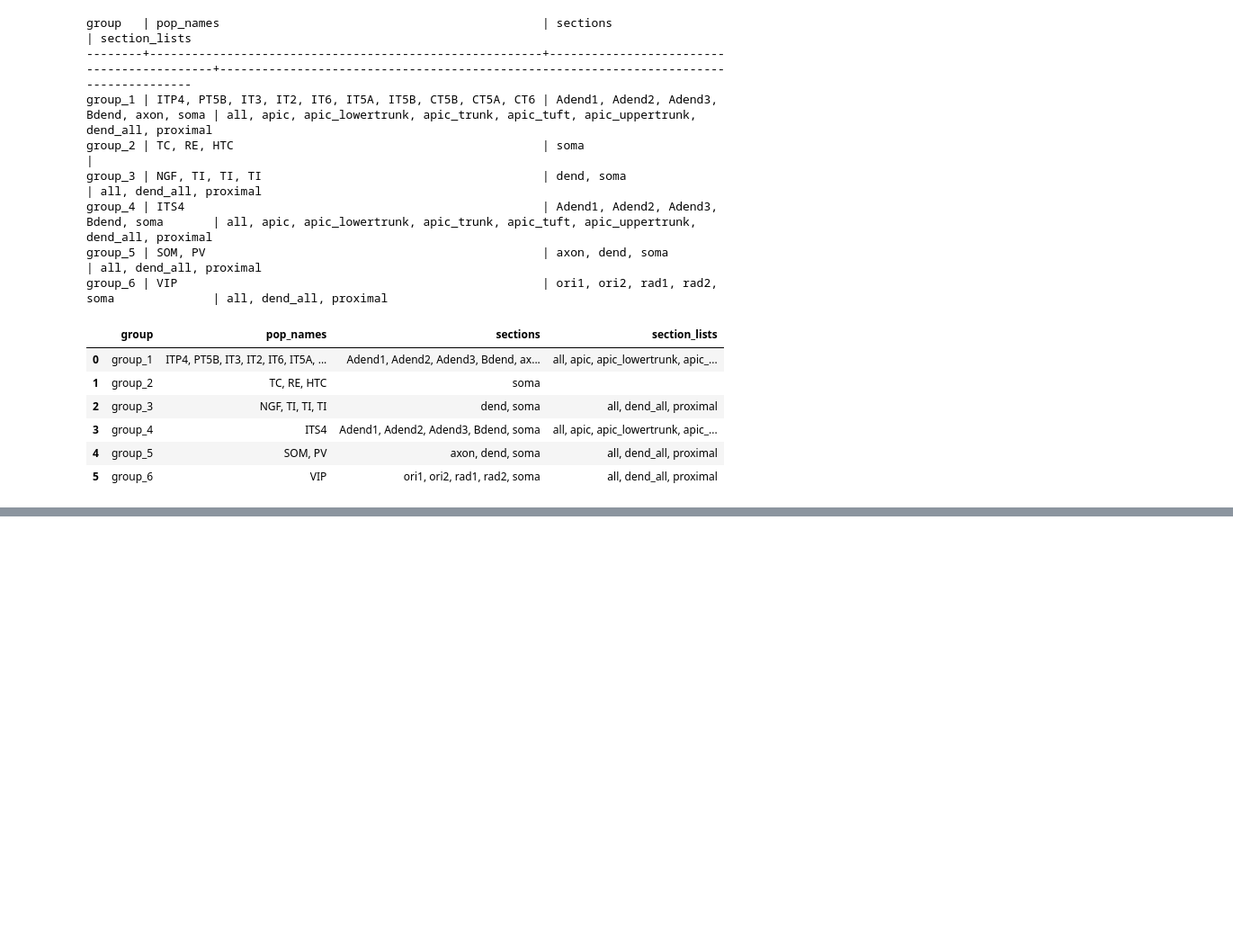
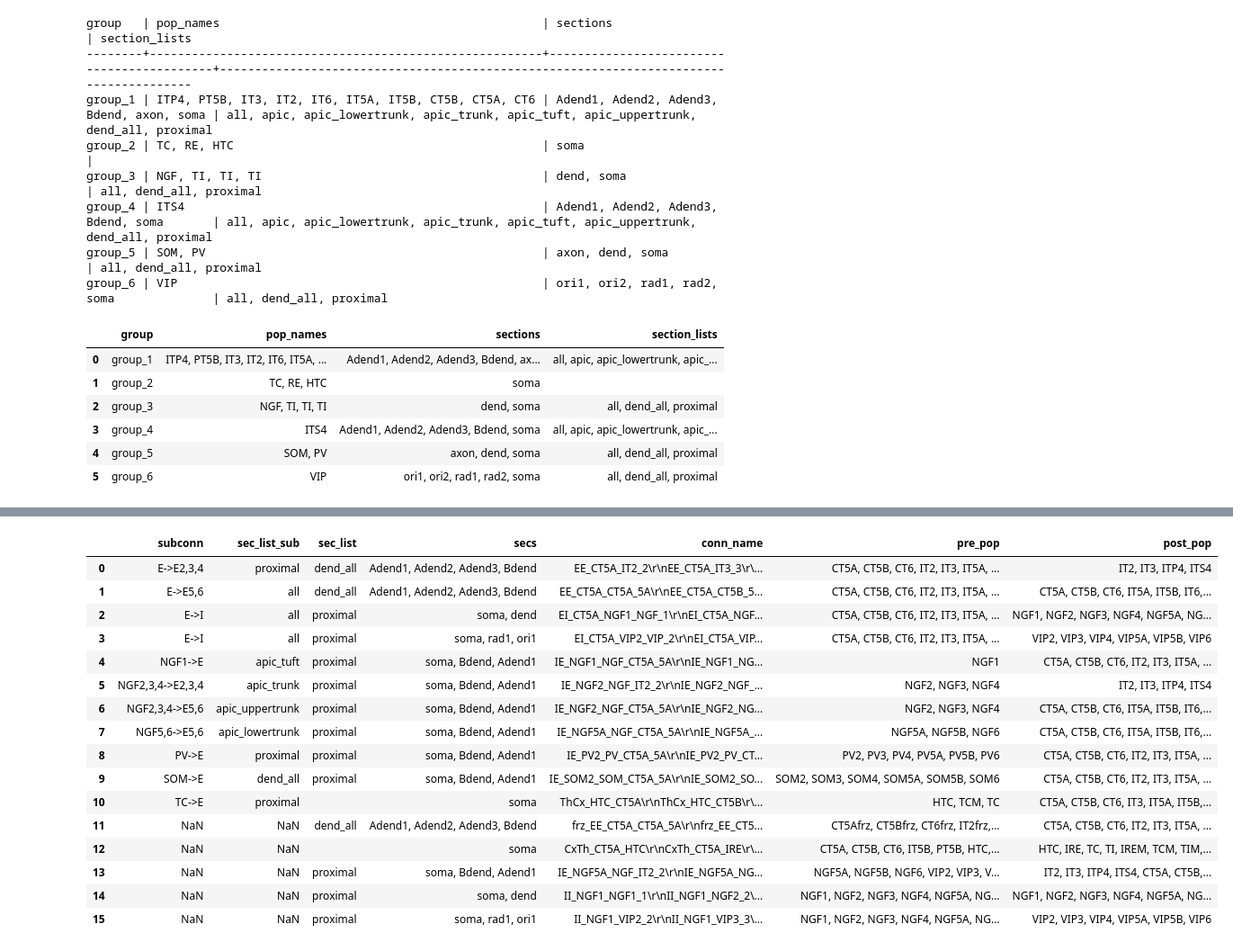
Before and after one commit to niknovikov19/A1-OUinp, a Jupyter notebook: analysis/model_utils/net_explore.ipynb, the cells around one changed output, grey strips where cells are left out. Shown at 90% size. Cells and saved outputs as stored; diff of their text form; code cells hidden in the pictures; blank space fills up the shorter version.

```diff
--- a/analysis/model_utils/net_explore.ipynb
+++ b/analysis/model_utils/net_explore.ipynb
@@ -264,0 +629,18 @@ df
+# %%
+import numpy as np
+
+def _strip_frz(s):
+    if not isinstance(s, str) or not s:
+        return s
+    if s.endswith('frz'):
+        s = s[:-3]
+    return s
+
+df_ = df.copy()
+df_['pre_pops'] = df_['pre_pops'].apply(_strip_frz)
+
+n = np.asarray([len(x) for x in df_['pre_pops']])
+
+idx = np.argsort(n)[::-1]
+df_ = df_.iloc[idx].reset_index(drop=True)
+df_
@@ -264,0 +855,60 @@ df
+# %%
+def group_connections(df2):
+    """
+    Groups dataframe rows by (subconn, sec_list_sub, secs) and aggregates other columns.
+
+    Parameters
+    ----------
+    df2 : pandas.DataFrame
+        DataFrame with columns ['conn_name', 'pre_pop', 'post_pop', 'subconn',
+                                 'sec_list', 'sec_list_sub', 'ynorm', 'secs']
+
+    Returns
+    -------
+    pandas.DataFrame
+        Grouped dataframe with aggregated conn_name, pre_pop, and post_pop
+    """
+    import pandas as pd
+
+    # Define grouping columns
+    group_cols = ['subconn', 'sec_list_sub', 'secs']
+
+    # Define aggregation functions for each column
+    agg_dict = {
+        'conn_name': lambda x: '\r\n'.join(x.astype(str).unique()),
+        'pre_pop': lambda x: ', '.join(x.astype(str).unique()),
+        'post_pop': lambda x: ', '.join(x.astype(str).unique()),
+        'sec_list': 'first',  # assuming sec_list is the same within groups
+        'ynorm': 'first'      # assuming ynorm is the same within groups
+    }
+
+    # Group and aggregate
+    df_grouped = df2.groupby(group_cols, dropna=False).agg(agg_dict).reset_index()
+
+    col = df_grouped.pop('sec_list')
+    df_grouped.insert(2, 'sec_list', col)
+    df_grouped.pop('ynorm')
+
+    return df_grouped
+
+
+df3 = group_connections(df2)
+df3
+# %% [output]
+|  | subconn | sec_list_sub | sec_list | secs | conn_name | pre_pop | post_pop |
+| 0 | E->E2,3,4 | proximal | dend_all | Adend1, Adend2, Adend3, Bdend | EE_CT5A_IT2_2\r\nEE_CT5A_IT3_3\r\... | CT5A, CT5B, CT6, IT2, IT3, IT5A, ... | IT2, IT3, ITP4, ITS4 |
+| 1 | E->E5,6 | all | dend_all | Adend1, Adend2, Adend3, Bdend | EE_CT5A_CT5A_5A\r\nEE_CT5A_CT5B_5... | CT5A, CT5B, CT6, IT2, IT3, IT5A, ... | CT5A, CT5B, CT6, IT5A, IT5B, IT6,... |
+| 2 | E->I | all | proximal | soma, dend | EI_CT5A_NGF1_NGF_1\r\nEI_CT5A_NGF... | CT5A, CT5B, CT6, IT2, IT3, IT5A, ... | NGF1, NGF2, NGF3, NGF4, NGF5A, NG... |
+| 3 | E->I | all | proximal | soma, rad1, ori1 | EI_CT5A_VIP2_VIP_2\r\nEI_CT5A_VIP... | CT5A, CT5B, CT6, IT2, IT3, IT5A, ... | VIP2, VIP3, VIP4, VIP5A, VIP5B, VIP6 |
+| 4 | NGF1->E | apic_tuft | proximal | soma, Bdend, Adend1 | IE_NGF1_NGF_CT5A_5A\r\nIE_NGF1_NG... | NGF1 | CT5A, CT5B, CT6, IT2, IT3, IT5A, ... |
+| 5 | NGF2,3,4->E2,3,4 | apic_trunk | proximal | soma, Bdend, Adend1 | IE_NGF2_NGF_IT2_2\r\nIE_NGF2_NGF_... | NGF2, NGF3, NGF4 | IT2, IT3, ITP4, ITS4 |
+| 6 | NGF2,3,4->E5,6 | apic_uppertrunk | proximal | soma, Bdend, Adend1 | IE_NGF2_NGF_CT5A_5A\r\nIE_NGF2_NG... | NGF2, NGF3, NGF4 | CT5A, CT5B, CT6, IT5A, IT5B, IT6,... |
+| 7 | NGF5,6->E5,6 | apic_lowertrunk | proximal | soma, Bdend, Adend1 | IE_NGF5A_NGF_CT5A_5A\r\nIE_NGF5A_... | NGF5A, NGF5B, NGF6 | CT5A, CT5B, CT6, IT5A, IT5B, IT6,... |
+| 8 | PV->E | proximal | proximal | soma, Bdend, Adend1 | IE_PV2_PV_CT5A_5A\r\nIE_PV2_PV_CT... | PV2, PV3, PV4, PV5A, PV5B, PV6 | CT5A, CT5B, CT6, IT2, IT3, IT5A, ... |
+| 9 | SOM->E | dend_all | proximal | soma, Bdend, Adend1 | IE_SOM2_SOM_CT5A_5A\r\nIE_SOM2_SO... | SOM2, SOM3, SOM4, SOM5A, SOM5B, SOM6 | CT5A, CT5B, CT6, IT2, IT3, IT5A, ... |
+| 10 | TC->E | proximal |  | soma | ThCx_HTC_CT5A\r\nThCx_HTC_CT5B\r\... | HTC, TCM, TC | CT5A, CT5B, CT6, IT3, IT5A, IT5B,... |
+| 11 | NaN | NaN | dend_all | Adend1, Adend2, Adend3, Bdend | frz_EE_CT5A_CT5A_5A\r\nfrz_EE_CT5... | CT5Afrz, CT5Bfrz, CT6frz, IT2frz,... | CT5A, CT5B, CT6, IT2, IT3, IT5A, ... |
+| 12 | NaN | NaN |  | soma | CxTh_CT5A_HTC\r\nCxTh_CT5A_IRE\r\... | CT5A, CT5B, CT6, IT5B, PT5B, HTC,... | HTC, IRE, TC, TI, IREM, TCM, TIM,... |
+| 13 | NaN | NaN | proximal | soma, Bdend, Adend1 | IE_NGF5A_NGF_IT2_2\r\nIE_NGF5A_NG... | NGF5A, NGF5B, NGF6, VIP2, VIP3, V... | IT2, IT3, ITP4, ITS4, CT5A, CT5B,... |
+| 14 | NaN | NaN | proximal | soma, dend | II_NGF1_NGF1_1\r\nII_NGF1_NGF2_2\... | NGF1, NGF2, NGF3, NGF4, NGF5A, NG... | NGF1, NGF2, NGF3, NGF4, NGF5A, NG... |
+| 15 | NaN | NaN | proximal | soma, rad1, ori1 | II_NGF1_VIP2_2\r\nII_NGF1_VIP3_3\... | NGF1, NGF2, NGF3, NGF4, NGF5A, NG... | VIP2, VIP3, VIP4, VIP5A, VIP5B, VIP6 |
```
Also changed, not shown: parts of 7 cells of this notebook, 6 other files.
